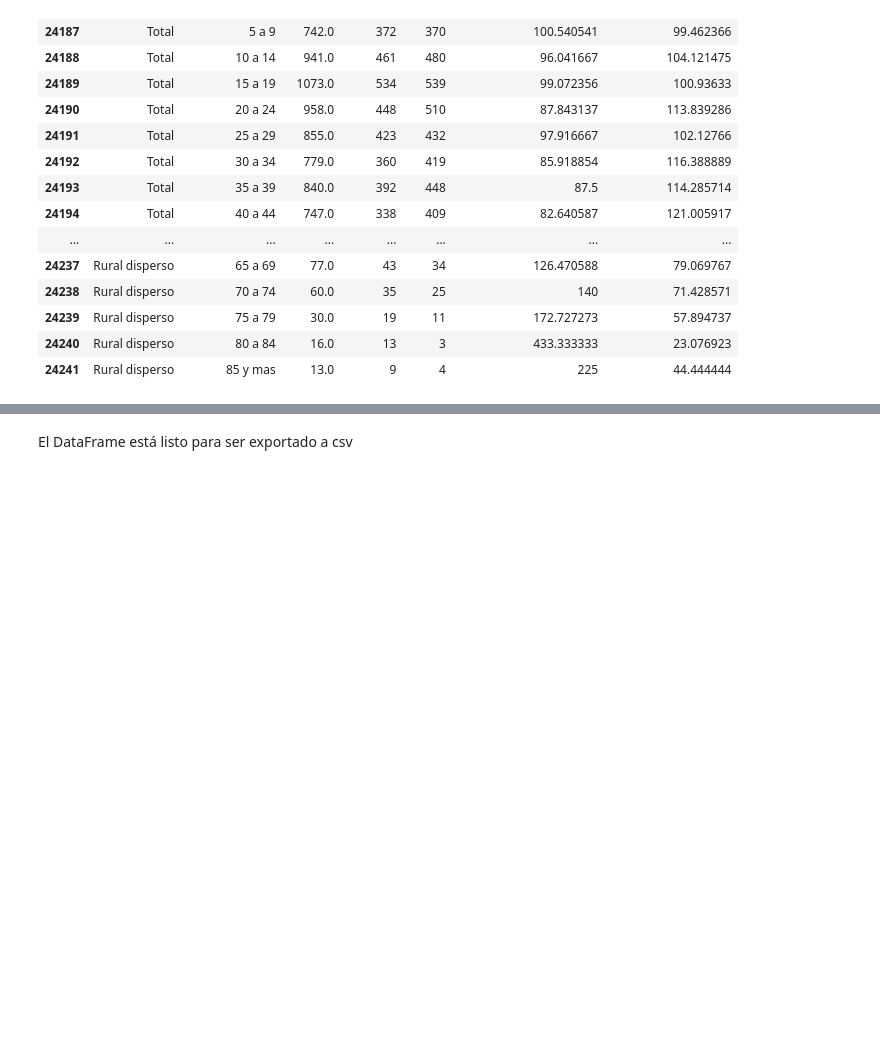
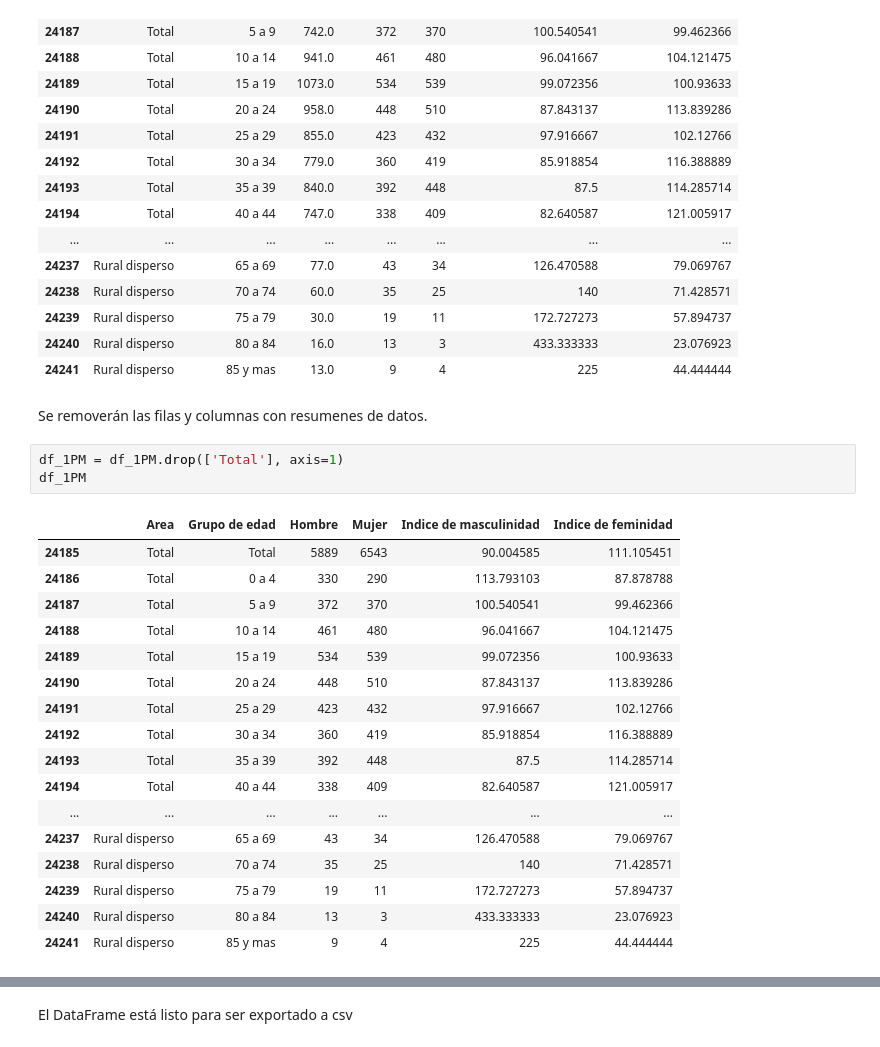
Before and after one commit to Schiavi13/Censo-Viterbo-Caldas-2018, a Jupyter notebook: source_to_csv_1pm.ipynb, the cells around one changed output, grey strips where cells are left out. Saved outputs shown, nothing was run; the diff lists cells and outputs as text; blank space fills up the shorter version.

Commit message:
Remueve filas y columnas con resumenes de datos

```diff
--- a/source_to_csv_1pm.ipynb
+++ b/source_to_csv_1pm.ipynb
@@ -139,3 +141,26 @@ df_1PM
 | 24239 | Rural disperso | 75 a 79 | 30.0 | 19 | 11 | 172.727273 | 57.894737 |
 | 24240 | Rural disperso | 80 a 84 | 16.0 | 13 | 3 | 433.333333 | 23.076923 |
 | 24241 | Rural disperso | 85 y mas | 13.0 | 9 | 4 | 225 | 44.444444 |
+# %% [markdown]
+Se removerán las filas y columnas con resumenes de datos.
+# %%
+df_1PM = df_1PM.drop(['Total'], axis=1)
+df_1PM
+# %% [output]
+|  | Area | Grupo de edad | Hombre | Mujer | Indice de masculinidad | Indice de feminidad |
+| 24185 | Total | Total | 5889 | 6543 | 90.004585 | 111.105451 |
+| 24186 | Total | 0 a 4 | 330 | 290 | 113.793103 | 87.878788 |
+| 24187 | Total | 5 a 9 | 372 | 370 | 100.540541 | 99.462366 |
+| 24188 | Total | 10 a 14 | 461 | 480 | 96.041667 | 104.121475 |
+| 24189 | Total | 15 a 19 | 534 | 539 | 99.072356 | 100.93633 |
+| 24190 | Total | 20 a 24 | 448 | 510 | 87.843137 | 113.839286 |
+| 24191 | Total | 25 a 29 | 423 | 432 | 97.916667 | 102.12766 |
+| 24192 | Total | 30 a 34 | 360 | 419 | 85.918854 | 116.388889 |
+| 24193 | Total | 35 a 39 | 392 | 448 | 87.5 | 114.285714 |
+| 24194 | Total | 40 a 44 | 338 | 409 | 82.640587 | 121.005917 |
+| ... | ... | ... | ... | ... | ... | ... |
+| 24237 | Rural disperso | 65 a 69 | 43 | 34 | 126.470588 | 79.069767 |
+| 24238 | Rural disperso | 70 a 74 | 35 | 25 | 140 | 71.428571 |
+| 24239 | Rural disperso | 75 a 79 | 19 | 11 | 172.727273 | 57.894737 |
+| 24240 | Rural disperso | 80 a 84 | 13 | 3 | 433.333333 | 23.076923 |
+| 24241 | Rural disperso | 85 y mas | 9 | 4 | 225 | 44.444444 |
```
Also changed, not shown: parts of 4 cells of this notebook.
